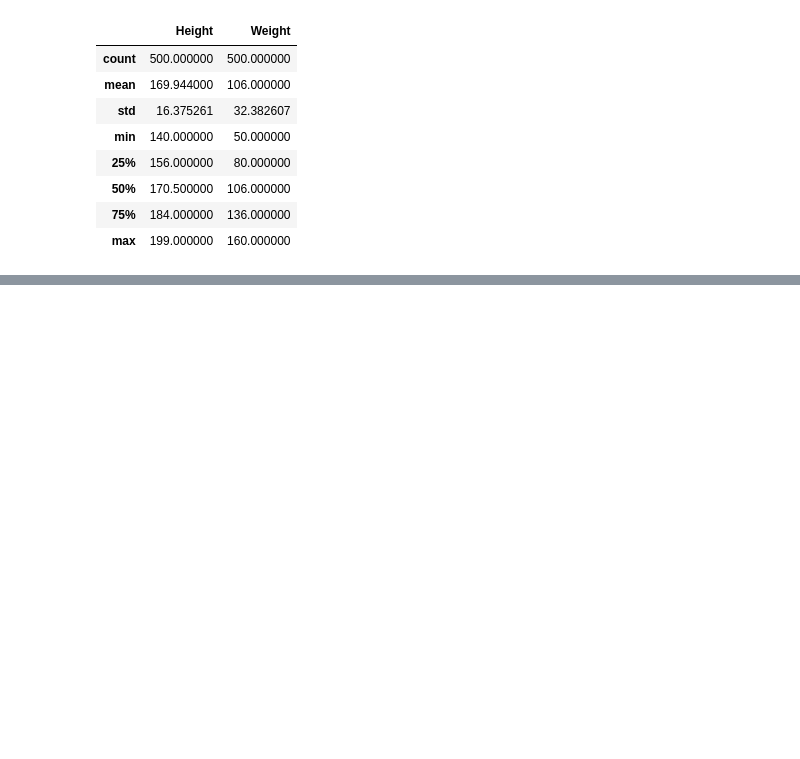
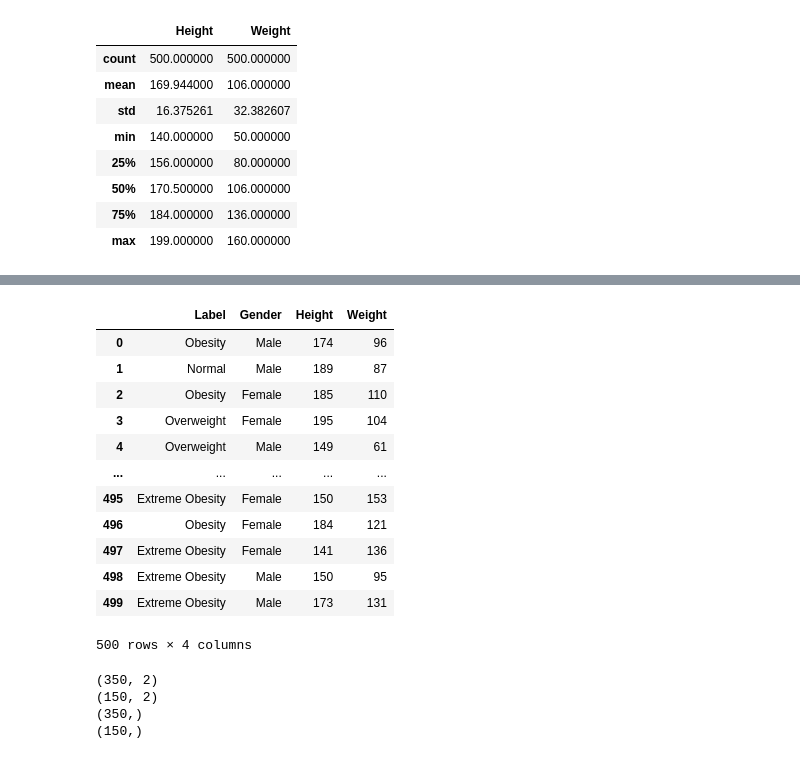
Before and after one commit to bellpe/machine-learning, a Jupyter notebook: ex01_bmi데이터.ipynb, the cells around one changed output, grey strips where cells are left out. Cells and saved outputs as stored; diff of their text form; code cells hidden in the pictures; blank space fills up the shorter version.

```diff
--- a/ex01_bmi데이터.ipynb
+++ b/ex01_bmi데이터.ipynb
@@ -70,0 +161,19 @@ data.describe()
+# %%
+# 인덱스를 리셋시키기!
+data.reset_index(inplace=True)
+# %%
+data
+# %% [output]
+|  | Label | Gender | Height | Weight |
+| 0 | Obesity | Male | 174 | 96 |
+| 1 | Normal | Male | 189 | 87 |
+| 2 | Obesity | Female | 185 | 110 |
+| 3 | Overweight | Female | 195 | 104 |
+| 4 | Overweight | Male | 149 | 61 |
+| ... | ... | ... | ... | ... |
+| 495 | Extreme Obesity | Female | 150 | 153 |
+| 496 | Obesity | Female | 184 | 121 |
+| 497 | Extreme Obesity | Female | 141 | 136 |
+| 498 | Extreme Obesity | Male | 150 | 95 |
+| 499 | Extreme Obesity | Male | 173 | 131 |
+500 rows × 4 columns
@@ -70,0 +193,10 @@ data.describe()
+# %%
+print(X_train.shape)
+print(X_test.shape)
+print(y_train.shape)
+print(y_test.shape)
+# %% [output]
+(350, 2)
+(150, 2)
+(350,)
+(150,)
```
Also changed, not shown: parts of 20 cells of this notebook.
